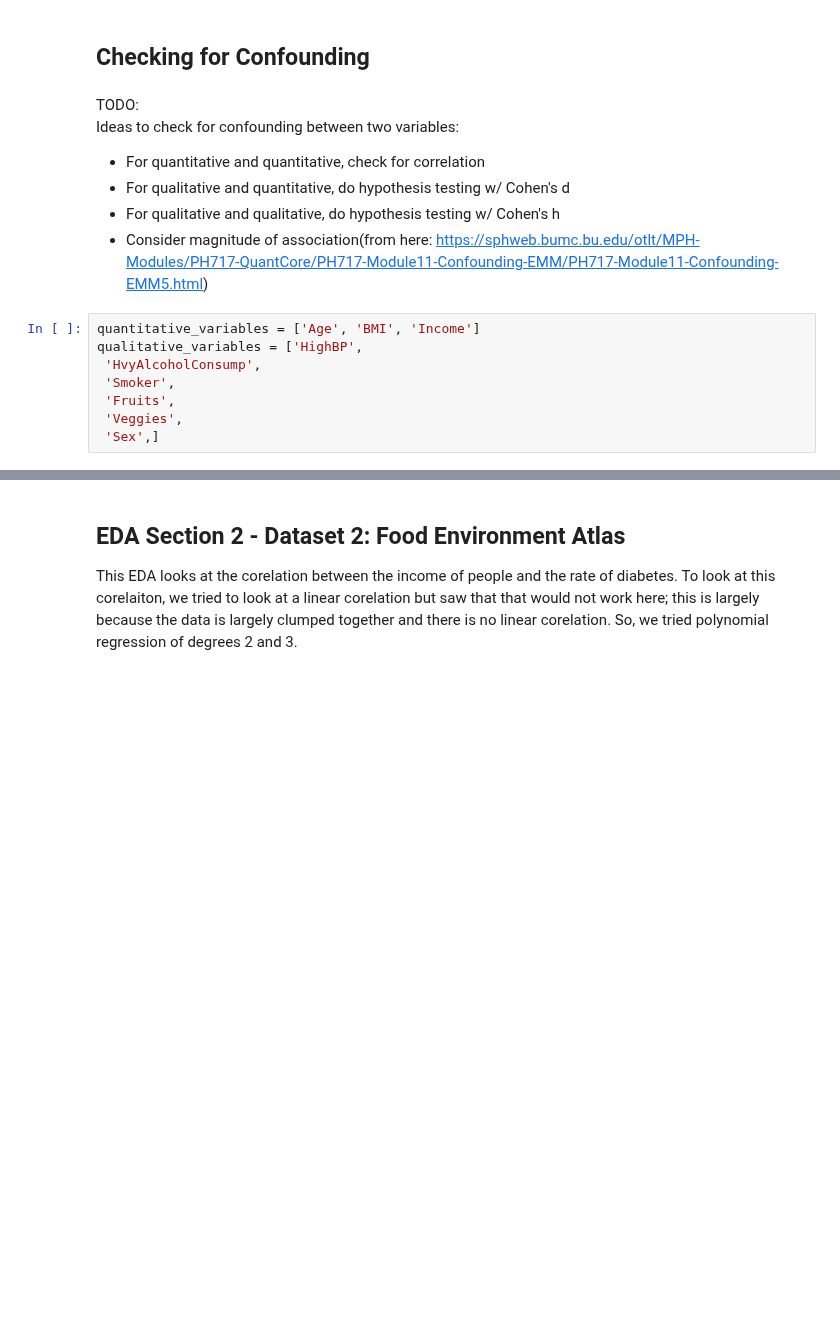
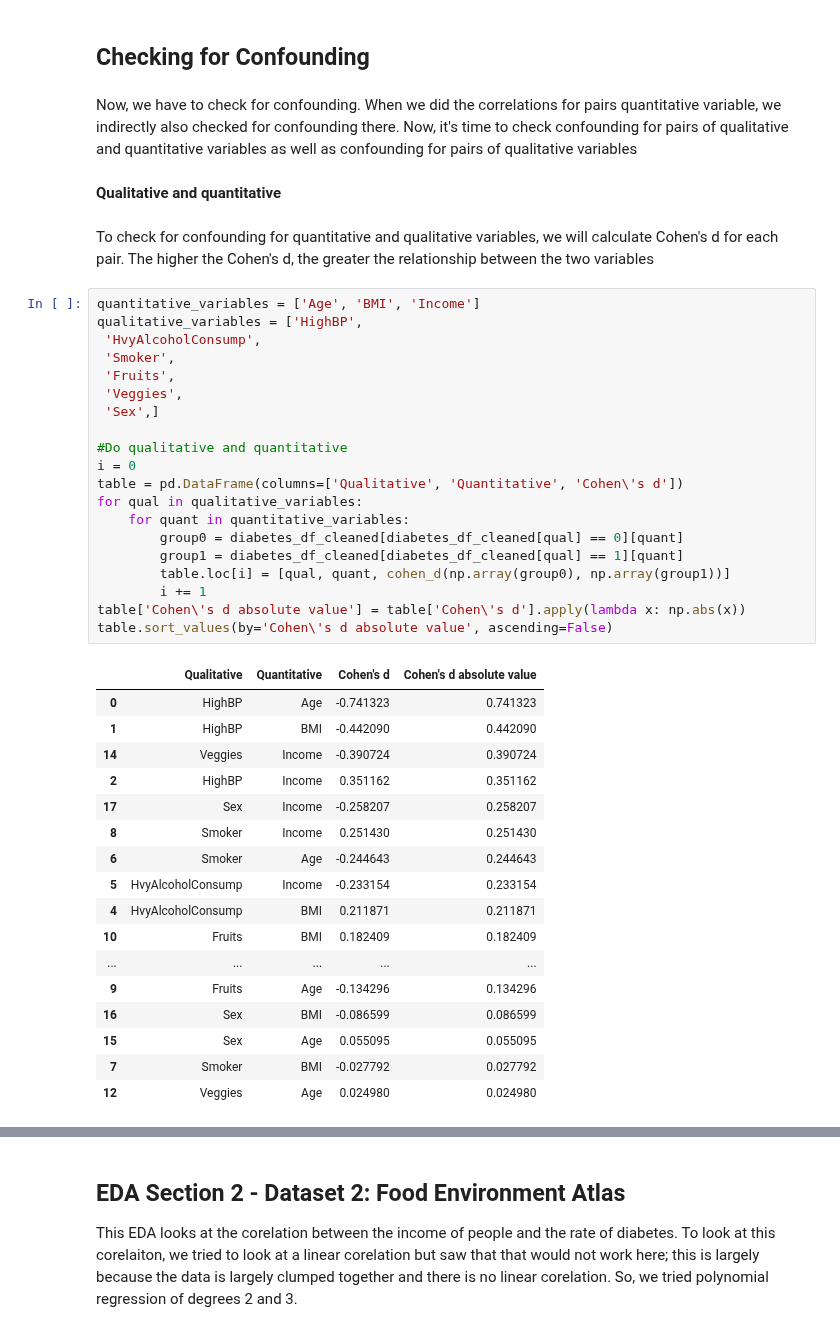
Before and after one commit to edwin815/diabetes_analysis, a Jupyter notebook: FinalProject_Group132_WI24.ipynb, the cells around one changed output, grey strips where cells are left out. Drawn from its saved outputs; the diff is of its cells as text; blank space fills up the shorter version.

Commit message:
Added Confounding for Dataset 1

```diff
--- a/FinalProject_Group132_WI24.ipynb
+++ b/FinalProject_Group132_WI24.ipynb
@@ -719,18 +726,47 @@ Therefore, the common general standards may be incorrect for these qualitative v
 - Eating fruits and/or vegetables have a slight correlation with a lower risk for diabetes
 # %% [markdown]
 ## Checking for Confounding
-# %% [markdown]
-TODO: <br>
-Ideas to check for confounding between two variables:
-- For quantitative and quantitative, check for correlation
-- For qualitative and quantitative, do hypothesis testing w/ Cohen's d
-- For qualitative and qualitative, do hypothesis testing w/ Cohen's h
-- Consider magnitude of association(from here: https://sphweb.bumc.bu.edu/otlt/MPH-Modules/PH717-QuantCore/PH717-Module11-Confounding-EMM/PH717-Module11-Confounding-EMM5.html)
-# %%
-quantitative_variables = ['Age', 'BMI', 'Income']
-qualitative_variables = ['HighBP',
- 'HvyAlcoholConsump',
- 'Smoker',
- 'Fruits',
- 'Veggies',
- 'Sex',]
+# %% [markdown]
+Now, we have to check for confounding. When we did the correlations for pairs quantitative variable, we indirectly also checked for confounding there. Now, it's time to check confounding for pairs of qualitative and quantitative variables as well as confounding for pairs of qualitative variables
+# %% [markdown]
+**Qualitative and quantitative**
+# %% [markdown]
+To check for confounding for quantitative and qualitative variables, we will calculate Cohen's d for each pair. The higher the Cohen's d, the greater the relationship between the two variables
+# %%
+quantitative_variables = ['Age', 'BMI', 'Income']
+qualitative_variables = ['HighBP',
+ 'HvyAlcoholConsump',
+ 'Smoker',
+ 'Fruits',
+ 'Veggies',
+ 'Sex',]
+
+#Do qualitative and quantitative
+i = 0
+table = pd.DataFrame(columns=['Qualitative', 'Quantitative', 'Cohen\'s d'])
+for qual in qualitative_variables:
+    for quant in quantitative_variables:
+        group0 = diabetes_df_cleaned[diabetes_df_cleaned[qual] == 0][quant]
+        group1 = diabetes_df_cleaned[diabetes_df_cleaned[qual] == 1][quant]
+        table.loc[i] = [qual, quant, cohen_d(np.array(group0), np.array(group1))]
+        i += 1
+table['Cohen\'s d absolute value'] = table['Cohen\'s d'].apply(lambda x: np.abs(x))
+table.sort_values(by='Cohen\'s d absolute value', ascending=False)
+# %% [output]
+|  | Qualitative | Quantitative | Cohen's d | Cohen's d absolute value |
+| 0 | HighBP | Age | -0.741323 | 0.741323 |
+| 1 | HighBP | BMI | -0.442090 | 0.442090 |
+| 14 | Veggies | Income | -0.390724 | 0.390724 |
+| 2 | HighBP | Income | 0.351162 | 0.351162 |
+| 17 | Sex | Income | -0.258207 | 0.258207 |
+| 8 | Smoker | Income | 0.251430 | 0.251430 |
+| 6 | Smoker | Age | -0.244643 | 0.244643 |
+| 5 | HvyAlcoholConsump | Income | -0.233154 | 0.233154 |
+| 4 | HvyAlcoholConsump | BMI | 0.211871 | 0.211871 |
+| 10 | Fruits | BMI | 0.182409 | 0.182409 |
+| ... | ... | ... | ... | ... |
+| 9 | Fruits | Age | -0.134296 | 0.134296 |
+| 16 | Sex | BMI | -0.086599 | 0.086599 |
+| 15 | Sex | Age | 0.055095 | 0.055095 |
+| 7 | Smoker | BMI | -0.027792 | 0.027792 |
+| 12 | Veggies | Age | 0.024980 | 0.024980 |
```
Also changed, not shown: parts of 7 cells of this notebook.
